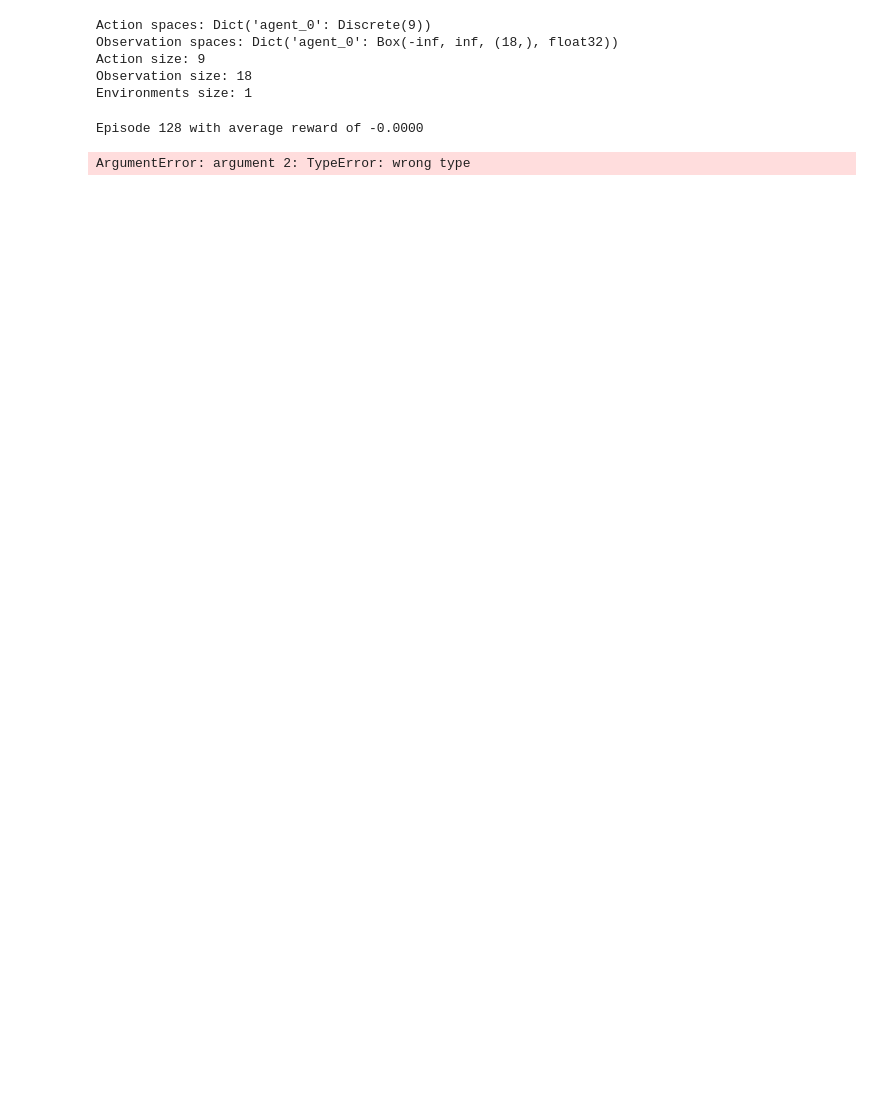
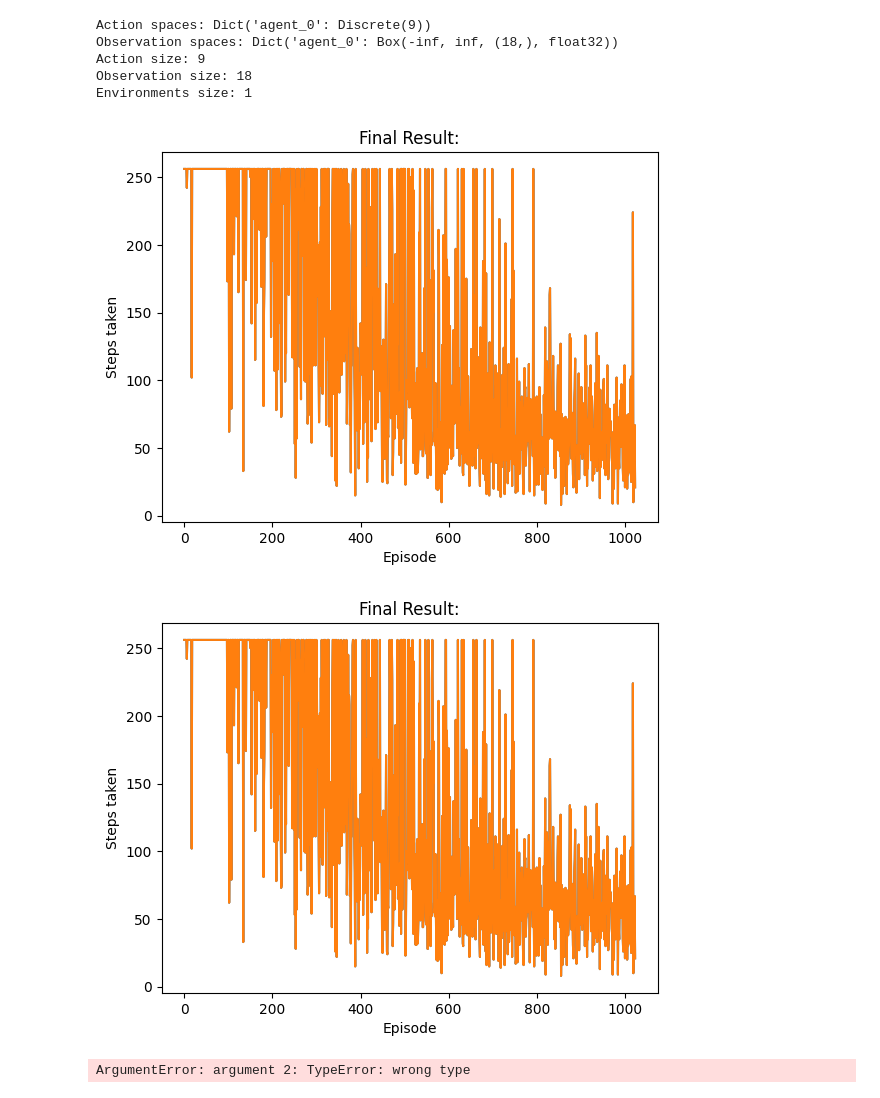
Before and after one commit to MarioFriasPina/Reinforcement, a Jupyter notebook: MAPPO.ipynb, the cells around one changed output. Cells and saved outputs as stored; diff of their text form; code cells hidden in the pictures; blank space fills up the shorter version.

```diff
--- a/MAPPO.ipynb
+++ b/MAPPO.ipynb
@@ -23,7 +23,7 @@ vmas_device = device
 scenario_name = "navigation"
 
 num_epochs = 1024  # Total number of training epochs, i.e. number of steps
-max_steps = 128  # Episode steps before reset
+max_steps = 256  # Episode steps before reset
 num_vmas_envs = 1  # Number of vectorized environments to simulate at once
 
 n_agents = 1 # Number of agents in the environment
@@ -389,9 +407,10 @@ class PPO:
         vmas.render_interactively(scenario_name, display_info=False)
 # %%
 ppo = PPO(env, observation_size, action_size)
-ppo.train(128)
+ppo.train(num_epochs)
 # %% [output]
-Episode 128 with average reward of -0.0000
+[figure, added]
+[figure, added]
 # %%
 ppo.test()
 # %% [output]
```
Also changed, not shown: parts of 4 cells of this notebook, 2 other files.
